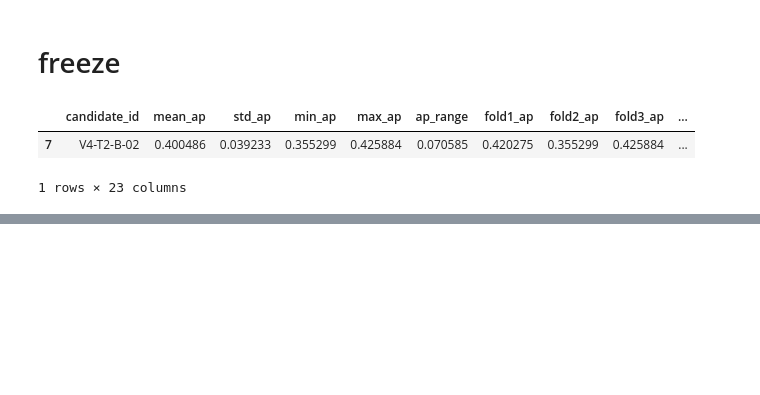
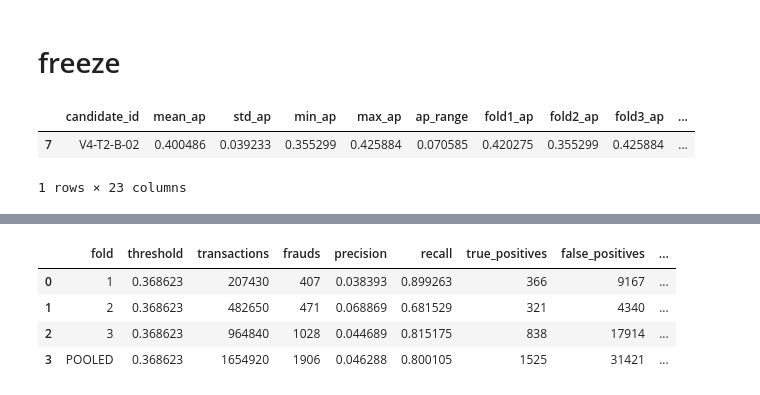
Before and after one commit to surabhi1914/Catch_Fraud, a Jupyter notebook: notebooks/06_lightbgm_finetuning.ipynb, the cells around one changed output, grey strips where cells are left out. Saved outputs shown, nothing was run; the diff lists cells and outputs as text; code cells hidden in the pictures; blank space fills up the shorter version.

Commit message:
Added code for the threshold tradeoff

```diff
--- a/notebooks/06_lightbgm_finetuning.ipynb
+++ b/notebooks/06_lightbgm_finetuning.ipynb
@@ -1800,0 +2109,19 @@ with open(
+# %%
+fold_threshold_results = []
+
+
+for fold_number in [1, 2, 3]:
+    fold_data = oof_predictions[oof_predictions["fold"] == fold_number]
+
+    result = evaluate_fixed_threshold(
+        y_true=fold_data["y_true"],
+        y_score=fold_data["y_score"],
+        threshold=candidate_threshold,
+    )
+
+    result["fold"] = fold_number
+
+    fold_threshold_results.append(result)
+
+
+fold_threshold_results_df = pd.DataFrame(fold_threshold_results)
@@ -1800,0 +2149,41 @@ with open(
+# %%
+pooled_row = pd.DataFrame(
+    [
+        {
+            **pooled_threshold_result,
+            "fold": "POOLED",
+        }
+    ]
+)
+
+
+threshold_diagnostic_table = pd.concat(
+    [
+        fold_threshold_results_df,
+        pooled_row,
+    ],
+    ignore_index=True,
+)
+
+
+threshold_diagnostic_table[
+    [
+        "fold",
+        "threshold",
+        "transactions",
+        "frauds",
+        "precision",
+        "recall",
+        "true_positives",
+        "false_positives",
+        "false_negatives",
+        "alerts",
+        "alert_rate",
+    ]
+]
+# %% [output]
+|  | fold | threshold | transactions | frauds | precision | recall | true_positives | false_positives | ... |
+| 0 | 1 | 0.368623 | 207430 | 407 | 0.038393 | 0.899263 | 366 | 9167 | ... |
+| 1 | 2 | 0.368623 | 482650 | 471 | 0.068869 | 0.681529 | 321 | 4340 | ... |
+| 2 | 3 | 0.368623 | 964840 | 1028 | 0.044689 | 0.815175 | 838 | 17914 | ... |
+| 3 | POOLED | 0.368623 | 1654920 | 1906 | 0.046288 | 0.800105 | 1525 | 31421 | ... |
```
Also changed, not shown: parts of 34 cells of this notebook, 1 other file.
